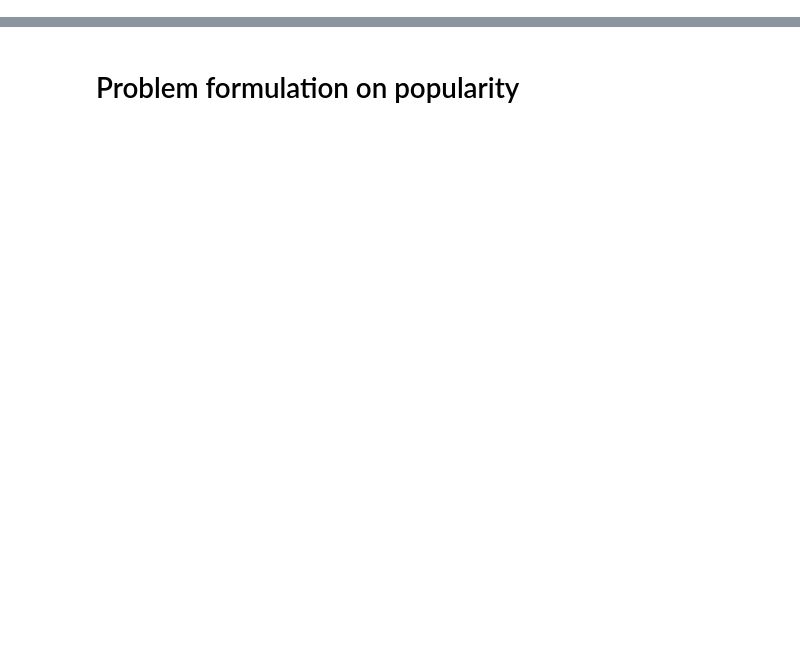
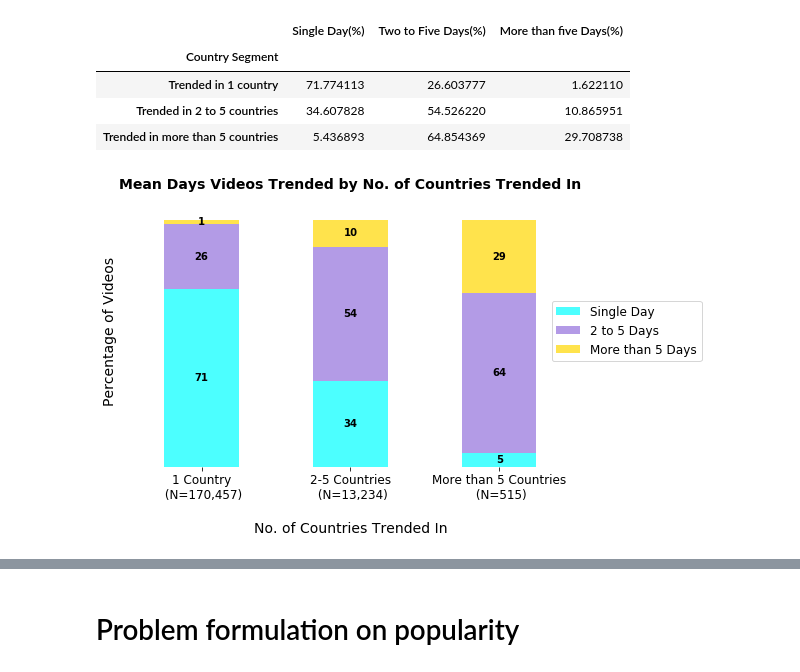
Before and after one commit to bnarath/YouTube_Trending, a Jupyter notebook: youtube-trending/Code/Analysis_Code_Final.ipynb, the cells around one changed output, grey strips where cells are left out. Cells and saved outputs as stored; diff of their text form; code cells hidden in the pictures; blank space fills up the shorter version.

```diff
--- a/youtube-trending/Code/Analysis_Code_Final.ipynb
+++ b/youtube-trending/Code/Analysis_Code_Final.ipynb
@@ -833,0 +383,77 @@ Where do video originate from?
+# %%
+#Table: Mean Days Trending by No. of countries trended in
+country_trended_percentage_df
+
+#create stacked bar chart - by countries segment
+
+colors=["cyan",  "mediumpurple", "gold" ]
+labels=[f"1 Country\n (N=170,457)",
+        "2-5 Countries\n (N=13,234)",
+        "More than 5 Countries\n (N=515)"]
+legend_labels=["Single Day", "2 to 5 Days", "More than 5 Days"]
+
+ax = country_trended_percentage_df.plot(kind="bar",
+                                   stacked=True,
+                                   color=colors,
+                                        alpha=0.7,
+                                   figsize=(8,5),
+                                   fontsize=12,
+                                   rot=0,
+                                   ylim=(0,110))
+
+#Formatting
+_=ax.set_frame_on(False)
+
+
+_=ax.set_xticklabels(labels)
+
+_=ax.set_yticklabels([])
+_=ax.set_yticks([])
+
+_=ax.set_xlabel("No. of Countries Trended In",
+              fontsize=14,
+              labelpad=20)
+
+_=ax.set_ylabel("Percentage of Videos",
+              fontsize=14,
+              labelpad=10)
+
+_=ax.set_title("Mean Days Videos Trended by No. of Countries Trended In",
+             fontsize=14,
+             fontweight='bold')
+
+_=plt.legend(legend_labels,
+           loc="center right",
+           bbox_to_anchor=(1.3, 0.5),
+           fontsize=12)
+
+#data labels
+for rect in ax.patches:
+    height = rect.get_height()
+    width = rect.get_width()
+    x = rect.get_x()
+    y = rect.get_y()
+
+    padding = 0.25
+    label_text = int(height)
+
+    label_x = x + width - padding
+    label_y = y + height / 2
+
+    _=ax.text(label_x, label_y, label_text,
+            ha='center', va='center',
+           fontweight = "bold")
+
+#ax.patches
+
+plt.savefig('../Image/Mean_Days_Videos_Trended_by_No._of_Countries_Trended_In.png',
+            bbox_inches = "tight" )
+
+plt.show()
+# %% [output]
+|  | Single Day(%) | Two to Five Days(%) | More than five Days(%) |
+| Country Segment |  |  |  |
+| Trended in 1 country | 71.774113 | 26.603777 | 1.622110 |
+| Trended in 2 to 5 countries | 34.607828 | 54.526220 | 10.865951 |
+| Trended in more than 5 countries | 5.436893 | 64.854369 | 29.708738 |
+[figure, added]
```
Also changed, not shown: parts of 104 cells of this notebook.
